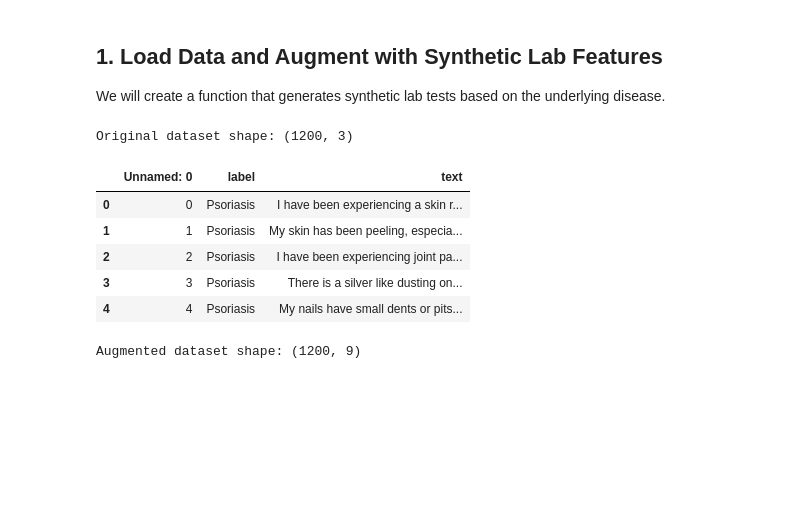
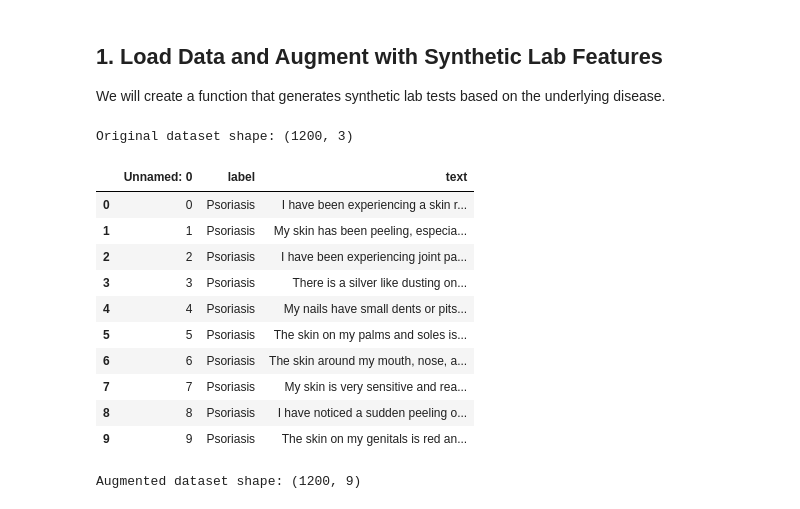
Before and after one commit to kanka-317/bct_gen_ai-project, a Jupyter notebook: Multimodal_Disease_Prediction.ipynb, the cells around one changed output. Cells and saved outputs as stored; diff of their text form; code cells hidden in the pictures; blank space fills up the shorter version.

```diff
--- a/Multimodal_Disease_Prediction.ipynb
+++ b/Multimodal_Disease_Prediction.ipynb
@@ -19,16 +21,21 @@ We will create a function that generates synthetic lab tests based on the underl
 # %%
 # Load original dataset
 df = pd.read_csv('Symptom2Disease.csv')
 print(f"Original dataset shape: {df.shape}")
-display(df.head())
+display(df.head(10))
 # %% [output]
 Original dataset shape: (1200, 3)
 |  | Unnamed: 0 | label | text |
 | 0 | 0 | Psoriasis | I have been experiencing a skin r... |
 | 1 | 1 | Psoriasis | My skin has been peeling, especia... |
 | 2 | 2 | Psoriasis | I have been experiencing joint pa... |
 | 3 | 3 | Psoriasis | There is a silver like dusting on... |
 | 4 | 4 | Psoriasis | My nails have small dents or pits... |
+| 5 | 5 | Psoriasis | The skin on my palms and soles is... |
+| 6 | 6 | Psoriasis | The skin around my mouth, nose, a... |
+| 7 | 7 | Psoriasis | My skin is very sensitive and rea... |
+| 8 | 8 | Psoriasis | I have noticed a sudden peeling o... |
+| 9 | 9 | Psoriasis | The skin on my genitals is red an... |
 # %%
 # Generate Synthetic Lab Tests
 np.random.seed(42)
```
Also changed, not shown: parts of 25 cells of this notebook, 8 other files.
